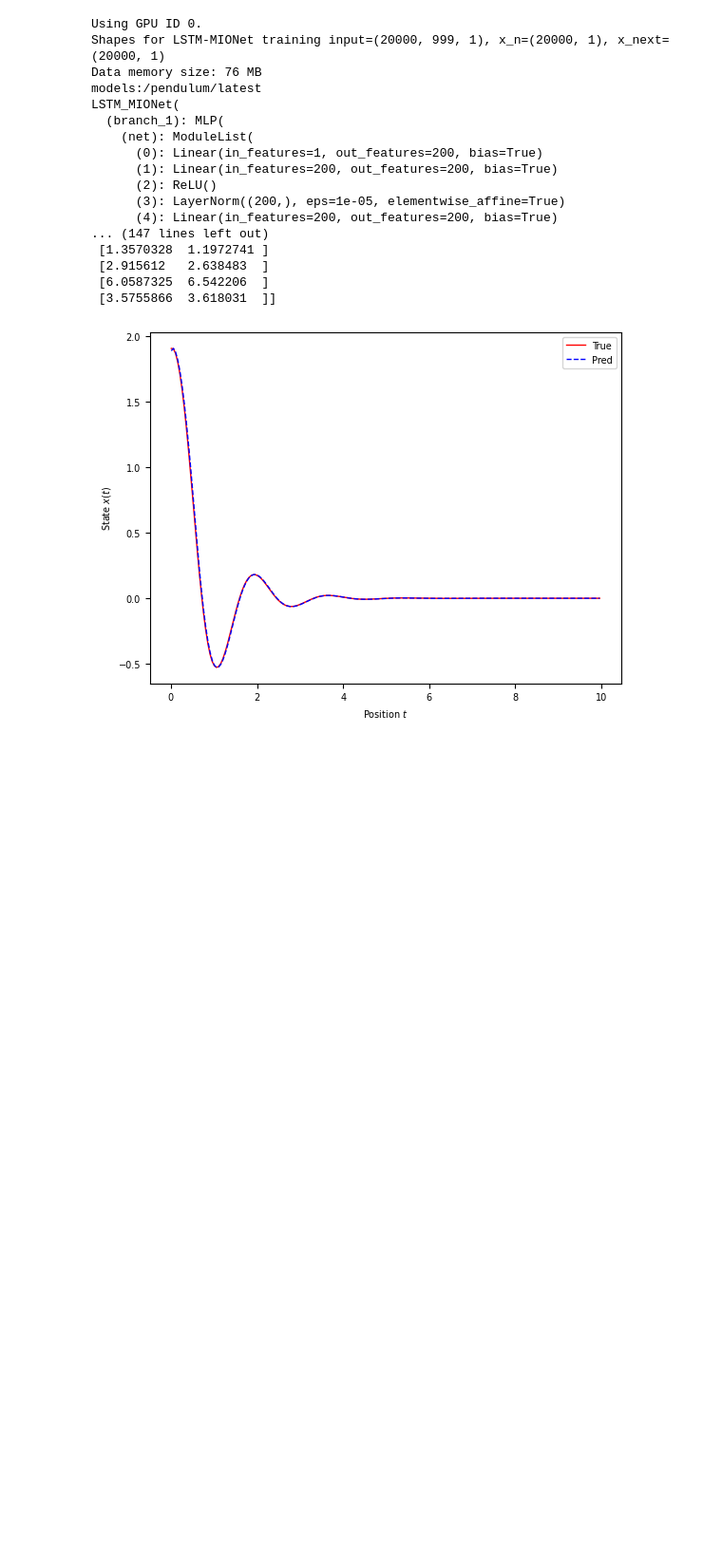
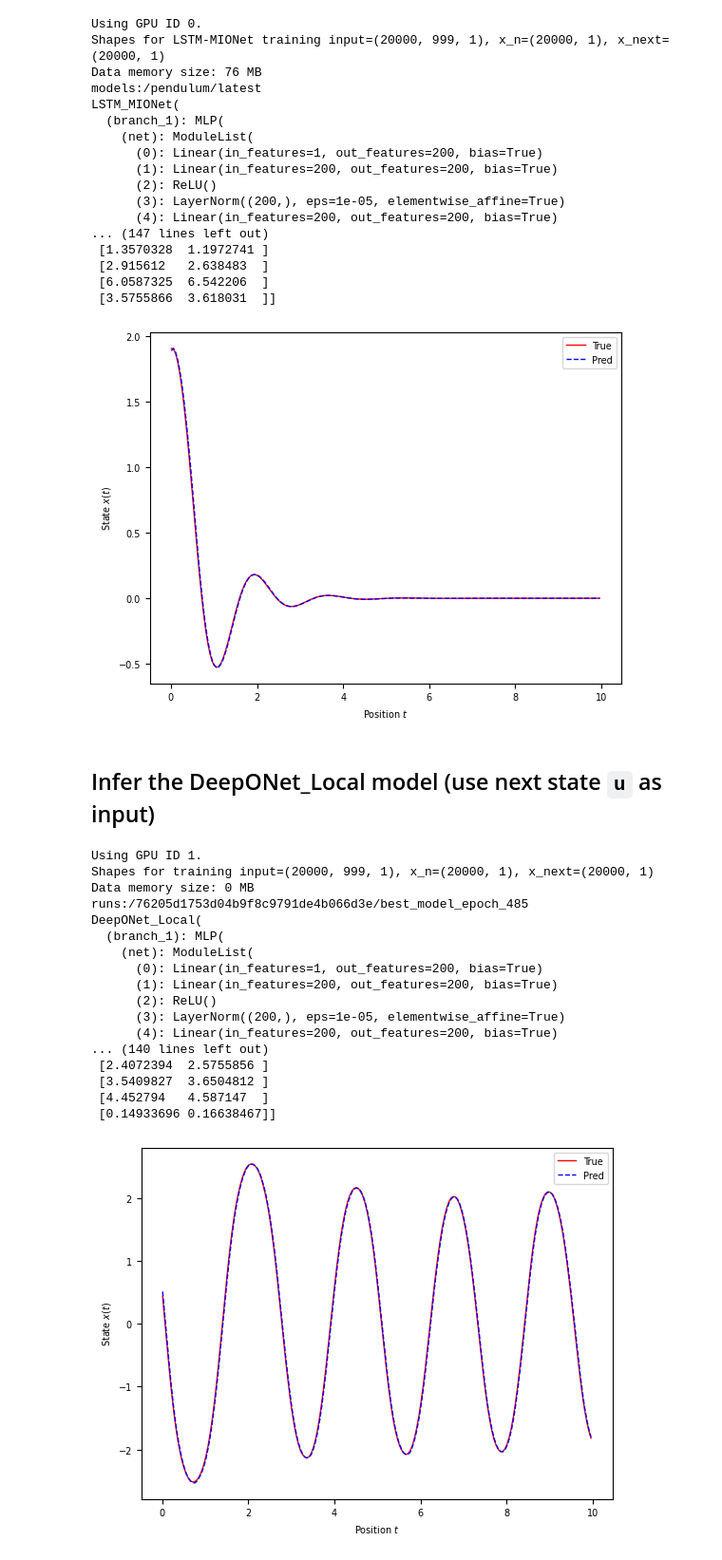
Before and after one commit to moodykong/bayesian-lstm-mionet, a Jupyter notebook: src/workflow_pendulum.ipynb, the cells around one changed output. Shown: that part at 95% size. Cells and saved outputs as stored; diff of their text form; code cells hidden in the pictures; blank space fills up the shorter version.

Commit message:
infer DeepONet_Local model on pendulum dataset.

```diff
--- a/src/workflow_pendulum.ipynb
+++ b/src/workflow_pendulum.ipynb
@@ -390,3 +390,37 @@ LSTM_MIONet(
  [6.0587325  6.542206  ]
  [3.5755866  3.618031  ]]
 [figure]
+# %% [markdown]
+## Infer the DeepONet_Local model (use next state `u` as input)
+# %%
+%run infer.py \
+    --datafile_path "data/pendulum_ctr_grf_N_100_h001_T10.npy" \
+    --trained_model_path "runs:/76205d1753d04b9f8c9791de4b066d3e/best_model_epoch_485" \
+    --architecture "DeepONet_Local" \
+    --state_component 0 \
+    --search_len 2 \
+    --search_num 200 \
+    --batch_size 100 \
+    --plot_trajs "True" \
+    --plot_idxs 0 \
+    --device 1 \
+    --verbose "True"
+# %% [output]
+Using GPU ID 1.
+Shapes for training input=(20000, 999, 1), x_n=(20000, 1), x_next=(20000, 1)
+Data memory size: 0 MB
+runs:/76205d1753d04b9f8c9791de4b066d3e/best_model_epoch_485
+DeepONet_Local(
+  (branch_1): MLP(
+    (net): ModuleList(
+      (0): Linear(in_features=1, out_features=200, bias=True)
+      (1): Linear(in_features=200, out_features=200, bias=True)
+      (2): ReLU()
+      (3): LayerNorm((200,), eps=1e-05, elementwise_affine=True)
+      (4): Linear(in_features=200, out_features=200, bias=True)
+... (140 lines left out)
+ [2.4072394  2.5755856 ]
+ [3.5409827  3.6504812 ]
+ [4.452794   4.587147  ]
+ [0.14933696 0.16638467]]
+[figure, added]
```
